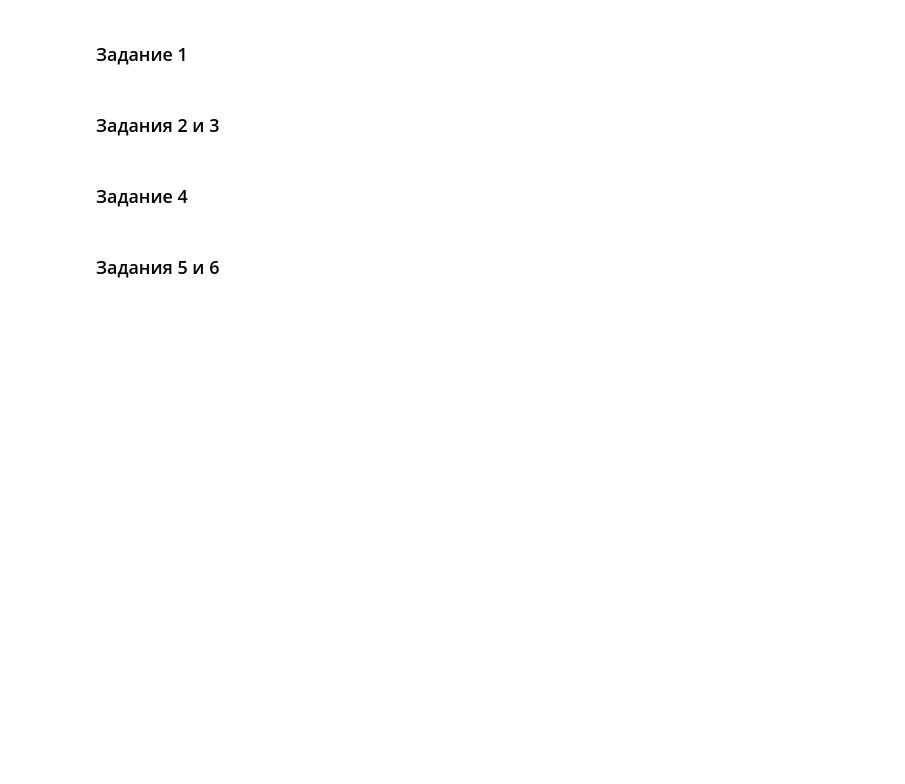
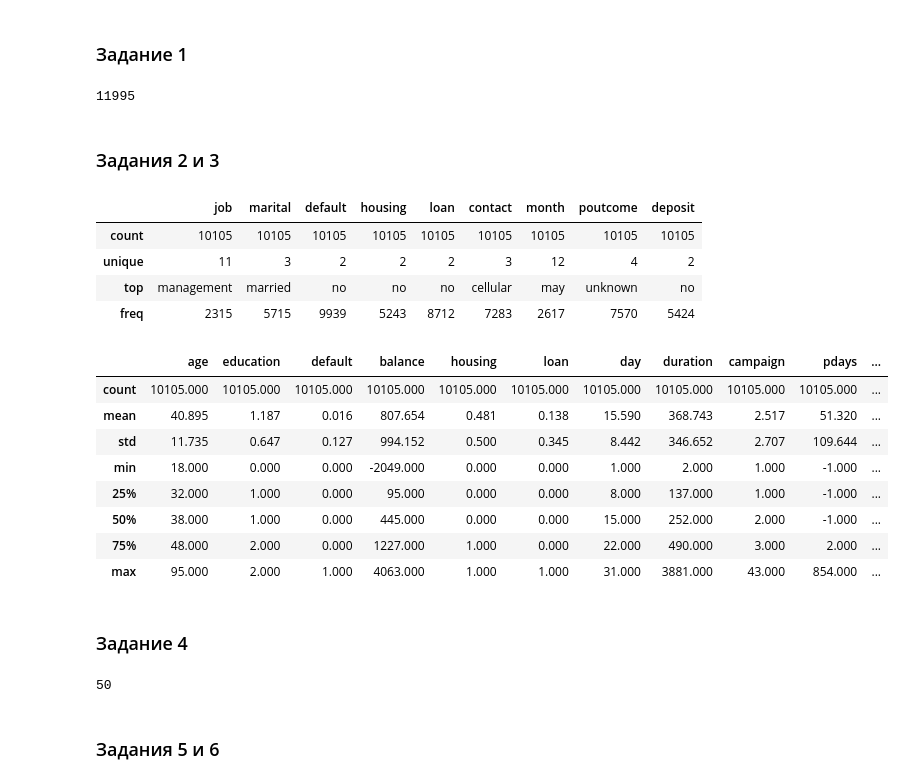
Before and after one commit to Alexx-Yu/python_classes, a Jupyter notebook: Project 04/Project_4_ML.ipynb, the cells around one changed output. Saved outputs shown, nothing was run; the diff lists cells and outputs as text; code cells hidden in the pictures; blank space fills up the shorter version.

```diff
--- a/Project 04/Project_4_ML.ipynb
+++ b/Project 04/Project_4_ML.ipynb
@@ -284,14 +284,56 @@ heatmap.set_title('Тепловая карта зависимости колич
 ### Задание 1
 # %%
 # преобразуйте уровни образования
+# Начнём с обработки категориального порядкового признака, который отвечает за уровень образования: education.
+# Обработайте его с помощью метода LabelEncoder, используя метод без дополнительных настроек.
+# Найдите сумму получившихся значений для признака education
+
+LE=LabelEncoder()
+df['education'] = LE.fit_transform(df['education'])
+display(df['education'].sum())
+
+# Ранее мы создали порядковую переменную для возраста.
+# Обработайте её по такому же принципу, чтобы её можно было использовать при обучении модели.
+df['age_group'] = LE.fit_transform(df['age_group'])
+# %% [output]
+11995
 # %% [markdown]
 ### Задания 2 и 3
 # %%
 # преобразуйте бинарные переменные в представление из нулей и единиц
+
+display(df.describe(include=object))
+binary_cols = ('deposit', 'default', 'housing', 'loan')
+for col in binary_cols:
+    df[col] = df[col].apply(lambda x: 1 if x == 'yes' else 0)
+
+round(df.describe(),3)
+# %% [output]
+|  | job | marital | default | housing | loan | contact | month | poutcome | deposit |
+| count | 10105 | 10105 | 10105 | 10105 | 10105 | 10105 | 10105 | 10105 | 10105 |
+| unique | 11 | 3 | 2 | 2 | 2 | 3 | 12 | 4 | 2 |
+| top | management | married | no | no | no | cellular | may | unknown | no |
+| freq | 2315 | 5715 | 9939 | 5243 | 8712 | 7283 | 2617 | 7570 | 5424 |
+|  | age | education | default | balance | housing | loan | day | duration | campaign | pdays | ... |
+| count | 10105.000 | 10105.000 | 10105.000 | 10105.000 | 10105.000 | 10105.000 | 10105.000 | 10105.000 | 10105.000 | 10105.000 | ... |
+| mean | 40.895 | 1.187 | 0.016 | 807.654 | 0.481 | 0.138 | 15.590 | 368.743 | 2.517 | 51.320 | ... |
+| std | 11.735 | 0.647 | 0.127 | 994.152 | 0.500 | 0.345 | 8.442 | 346.652 | 2.707 | 109.644 | ... |
+| min | 18.000 | 0.000 | 0.000 | -2049.000 | 0.000 | 0.000 | 1.000 | 2.000 | 1.000 | -1.000 | ... |
+| 25% | 32.000 | 1.000 | 0.000 | 95.000 | 0.000 | 0.000 | 8.000 | 137.000 | 1.000 | -1.000 | ... |
+| 50% | 38.000 | 1.000 | 0.000 | 445.000 | 0.000 | 0.000 | 15.000 | 252.000 | 2.000 | -1.000 | ... |
+| 75% | 48.000 | 2.000 | 0.000 | 1227.000 | 1.000 | 0.000 | 22.000 | 490.000 | 3.000 | 2.000 | ... |
+| max | 95.000 | 2.000 | 1.000 | 4063.000 | 1.000 | 1.000 | 31.000 | 3881.000 | 43.000 | 854.000 | ... |
 # %% [markdown]
 ### Задание 4
 # %%
 # создайте дамми-переменные
+# Сколько теперь всего признаков в датасете, не считая целевую переменную?
+# Введите ответ, посчитав уже добавленные dummy-переменные, но до удаления номинальных.
+
+df = pd.get_dummies(df,drop_first=True)
+df.shape[1]+9
+# %% [output]
+50
 # %% [markdown]
 ### Задания 5 и 6
 # %%
```
Also changed, not shown: parts of 4 cells of this notebook.
